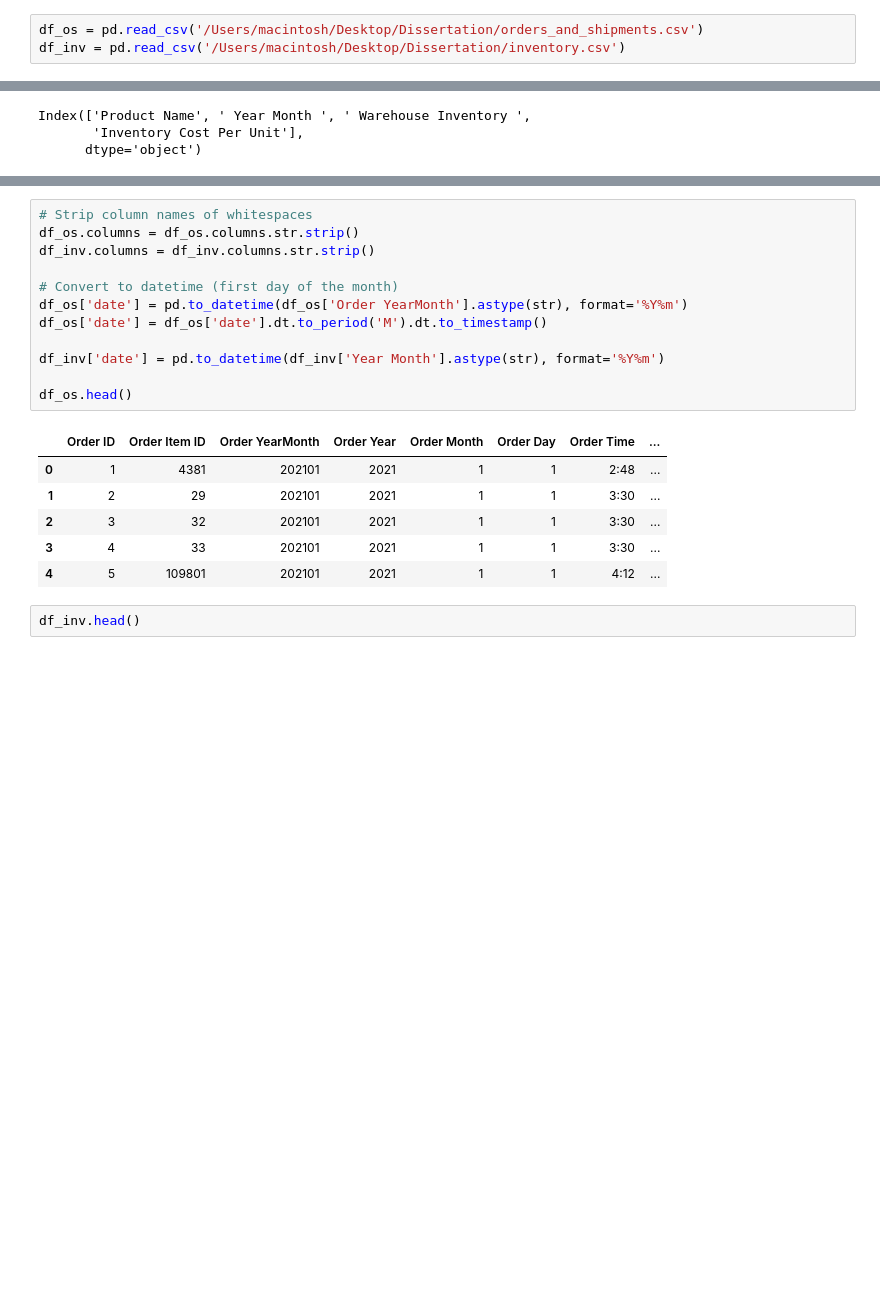
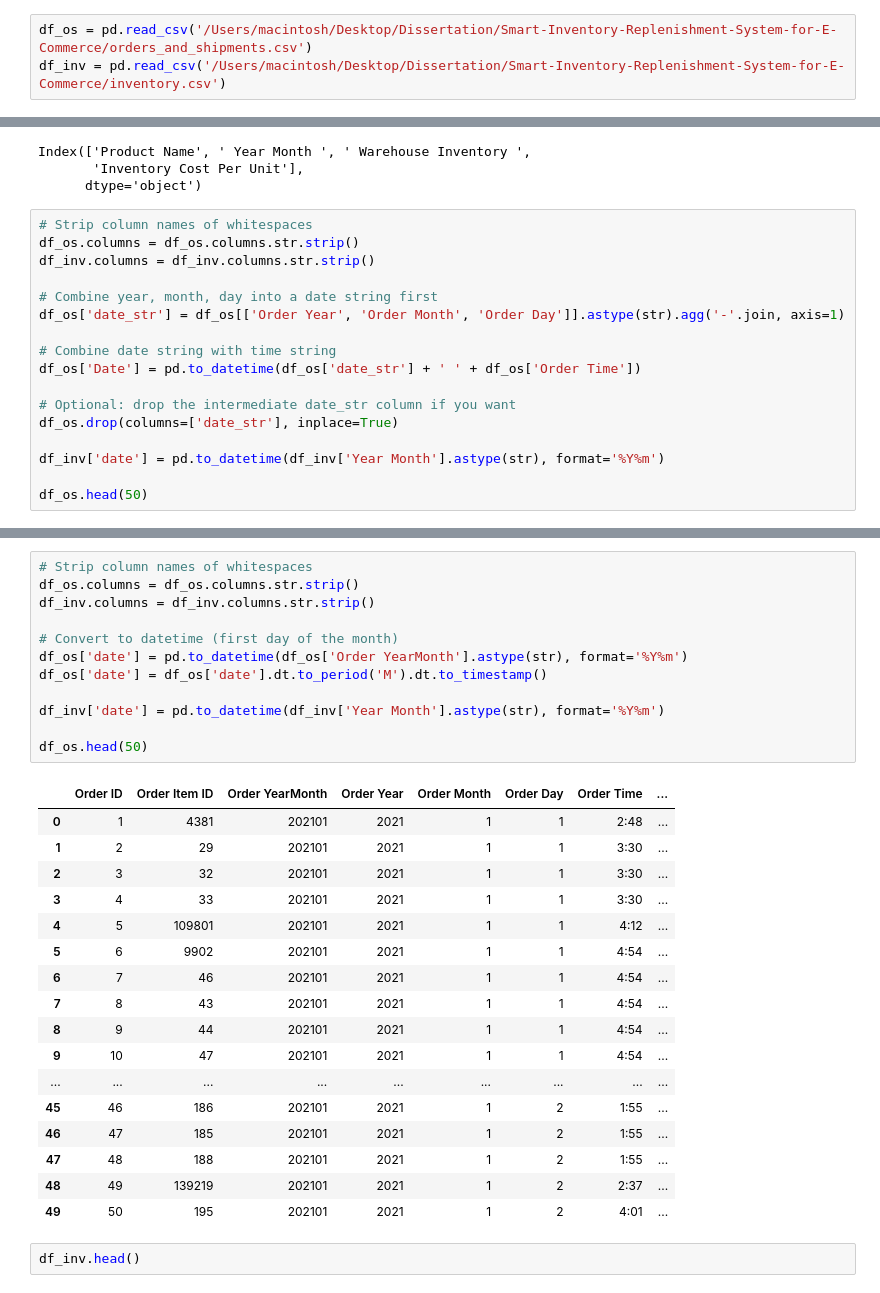
Before and after one commit to BevisEgwuchukwu/Smart-Inventory-Replenishment-System-for-E-Commerce, a Jupyter notebook: Smart-Inventory-Replenishment-System-for-E-Commerce/DataCleaning/Clean.ipynb, the cells around one changed output, grey strips where cells are left out. Saved outputs shown, nothing was run; the diff lists cells and outputs as text; blank space fills up the shorter version.

```diff
--- a/Smart-Inventory-Replenishment-System-for-E-Commerce/DataCleaning/Clean.ipynb
+++ b/Smart-Inventory-Replenishment-System-for-E-Commerce/DataCleaning/Clean.ipynb
@@ -8,8 +8,8 @@ import warnings
 warnings.filterwarnings("ignore")
 pd.set_option('display.max_columns', None)
 # %%
-df_os = pd.read_csv('/Users/macintosh/Desktop/Dissertation/orders_and_shipments.csv')
-df_inv = pd.read_csv('/Users/macintosh/Desktop/Dissertation/inventory.csv')
+df_os = pd.read_csv('/Users/macintosh/Desktop/Dissertation/Smart-Inventory-Replenishment-System-for-E-Commerce/orders_and_shipments.csv')
+df_inv = pd.read_csv('/Users/macintosh/Desktop/Dissertation/Smart-Inventory-Replenishment-System-for-E-Commerce/inventory.csv')
 # %%
 df_os.columns
 # %% [output]
@@ -62,3 +63,20 @@ df_inv.columns
 Index(['Product Name', ' Year Month ', ' Warehouse Inventory ',
        'Inventory Cost Per Unit'],
       dtype='object')
+# %%
+# Strip column names of whitespaces
+df_os.columns = df_os.columns.str.strip()
+df_inv.columns = df_inv.columns.str.strip()
+
+# Combine year, month, day into a date string first
+df_os['date_str'] = df_os[['Order Year', 'Order Month', 'Order Day']].astype(str).agg('-'.join, axis=1)
+
+# Combine date string with time string
+df_os['Date'] = pd.to_datetime(df_os['date_str'] + ' ' + df_os['Order Time'])
+
+# Optional: drop the intermediate date_str column if you want
+df_os.drop(columns=['date_str'], inplace=True)
+
+df_inv['date'] = pd.to_datetime(df_inv['Year Month'].astype(str), format='%Y%m')
+
+df_os.head(50)
@@ -65,22 +101,33 @@ Index(['Product Name', ' Year Month ', ' Warehouse Inventory ',
 # %%
 # Strip column names of whitespaces
 df_os.columns = df_os.columns.str.strip()
 df_inv.columns = df_inv.columns.str.strip()
 
 # Convert to datetime (first day of the month)
 df_os['date'] = pd.to_datetime(df_os['Order YearMonth'].astype(str), format='%Y%m')
 df_os['date'] = df_os['date'].dt.to_period('M').dt.to_timestamp()
 
 df_inv['date'] = pd.to_datetime(df_inv['Year Month'].astype(str), format='%Y%m')
 
-df_os.head()
+df_os.head(50)
 # %% [output]
 |  | Order ID | Order Item ID | Order YearMonth | Order Year | Order Month | Order Day | Order Time | ... |
 | 0 | 1 | 4381 | 202101 | 2021 | 1 | 1 | 2:48 | ... |
 | 1 | 2 | 29 | 202101 | 2021 | 1 | 1 | 3:30 | ... |
 | 2 | 3 | 32 | 202101 | 2021 | 1 | 1 | 3:30 | ... |
 | 3 | 4 | 33 | 202101 | 2021 | 1 | 1 | 3:30 | ... |
 | 4 | 5 | 109801 | 202101 | 2021 | 1 | 1 | 4:12 | ... |
+| 5 | 6 | 9902 | 202101 | 2021 | 1 | 1 | 4:54 | ... |
+| 6 | 7 | 46 | 202101 | 2021 | 1 | 1 | 4:54 | ... |
+| 7 | 8 | 43 | 202101 | 2021 | 1 | 1 | 4:54 | ... |
+| 8 | 9 | 44 | 202101 | 2021 | 1 | 1 | 4:54 | ... |
+| 9 | 10 | 47 | 202101 | 2021 | 1 | 1 | 4:54 | ... |
+| ... | ... | ... | ... | ... | ... | ... | ... | ... |
+| 45 | 46 | 186 | 202101 | 2021 | 1 | 2 | 1:55 | ... |
+| 46 | 47 | 185 | 202101 | 2021 | 1 | 2 | 1:55 | ... |
+| 47 | 48 | 188 | 202101 | 2021 | 1 | 2 | 1:55 | ... |
+| 48 | 49 | 139219 | 202101 | 2021 | 1 | 2 | 2:37 | ... |
+| 49 | 50 | 195 | 202101 | 2021 | 1 | 2 | 4:01 | ... |
 # %%
 df_inv.head()
 # %% [output]
```
Also changed, not shown: parts of 6 cells of this notebook, 5 other files.
